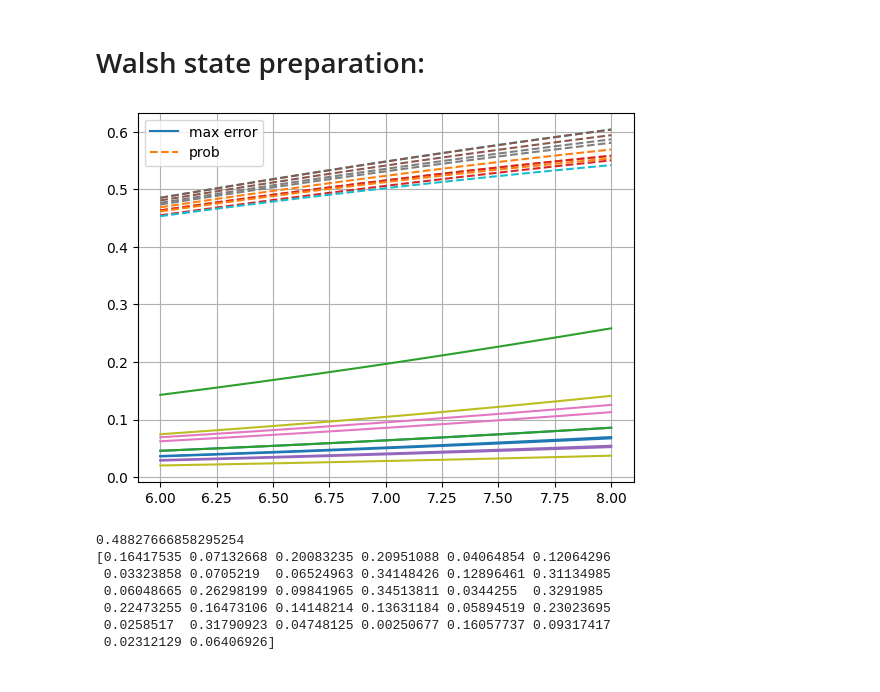
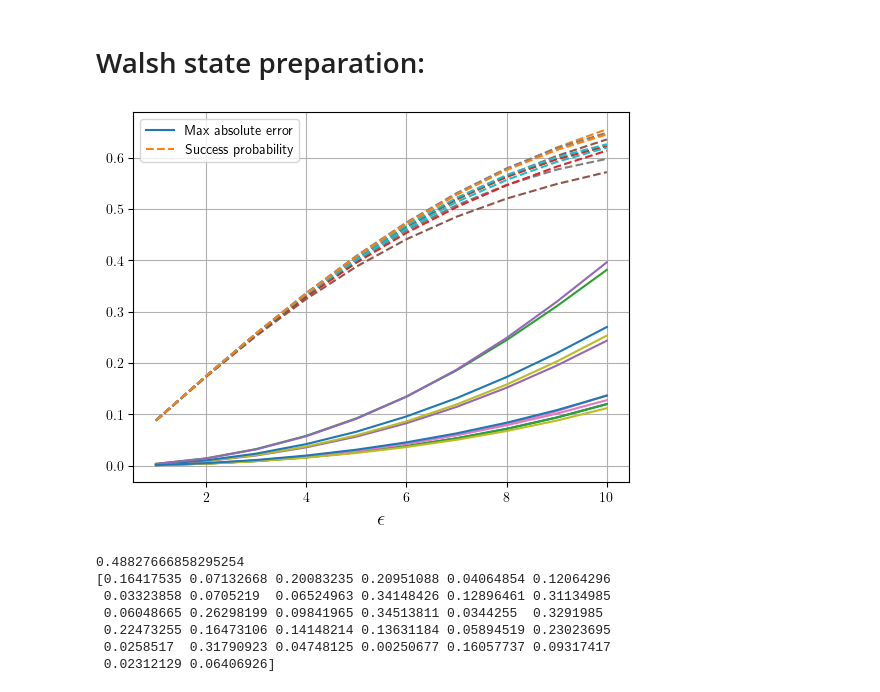
Before and after one commit to ronitd2002/QHack-2024-Walsh-Series, a Jupyter notebook: walsh_rus.ipynb, the cells around one changed output. Drawn from its saved outputs; the diff is of its cells as text; code cells hidden in the pictures.

```diff
--- a/walsh_rus.ipynb
+++ b/walsh_rus.ipynb
@@ -103,30 +103,33 @@ dev = qml.device('default.qubit',wires=num_qubits+1)
 def circuit(wires,ancilla,f,eps0,k,max_terms=1024):
     walsh_state_prep(wires,ancilla,f,eps0,k,max_terms)
     return qml.state()
+# %%
+plt.rcParams['text.usetex']=True
 # %%
 for i in range(10):
     amp_list = np.abs(np.random.normal(0,1,2**num_qubits))
     amp_list = amp_list/np.linalg.norm(amp_list)
     max_error = []
     prob = []
-    samples = np.linspace(6,8,num=10)
+    samples = np.linspace(1,10,num=10)
     sample_points = np.linspace(0,1,num=2**num_qubits,endpoint=False)
     for e in samples:
         res = circuit(np.array(range(1,num_qubits+1)),np.array([0]),get_interp(amp_list),e,num_qubits)
         res_p = res[res.shape[0]//2:]
         prob.append(np.linalg.norm(res_p))
         res_pn = np.abs(res_p)/np.linalg.norm(res_p)
         max_error.append(np.max(np.abs(res_pn-get_interp(amp_list)(sample_points))))
     if i==0:
-        plt.plot(samples,max_error,label='max error')
-        plt.plot(samples,prob,linestyle='--',label='prob')
+        plt.plot(samples,max_error,label='Max absolute error')
+        plt.plot(samples,prob,linestyle='--',label='Success probability')
     plt.plot(samples,max_error)
     plt.plot(samples,prob,linestyle='--')
+plt.xlabel(r'$\epsilon$',fontsize=15)
 plt.legend()
 plt.grid()
 plt.show()
 # %% [output]
-[figure, old version]
+[figure, new version]
 # %%
 res = circuit(np.array(range(1,num_qubits+1)),np.array([0]),get_interp(amp_list),6.5,num_qubits)
 # %%
```
Also changed, not shown: parts of 20 cells of this notebook, 5 other files.
